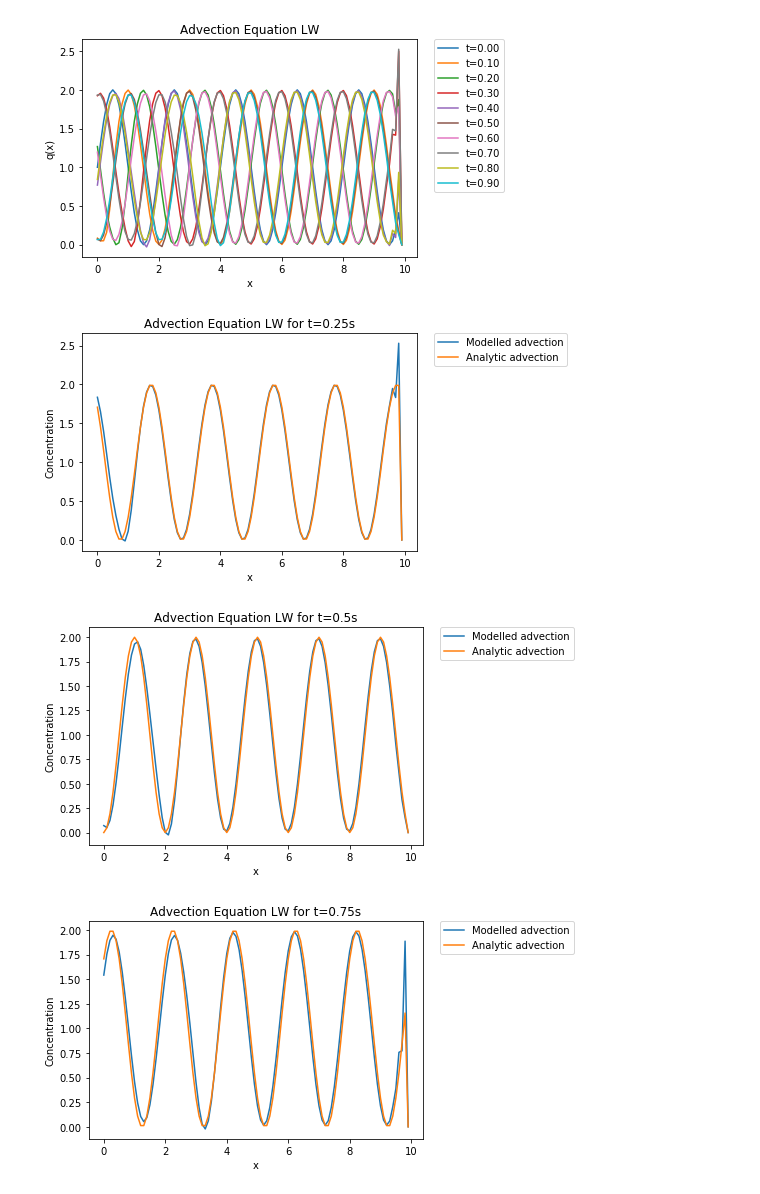
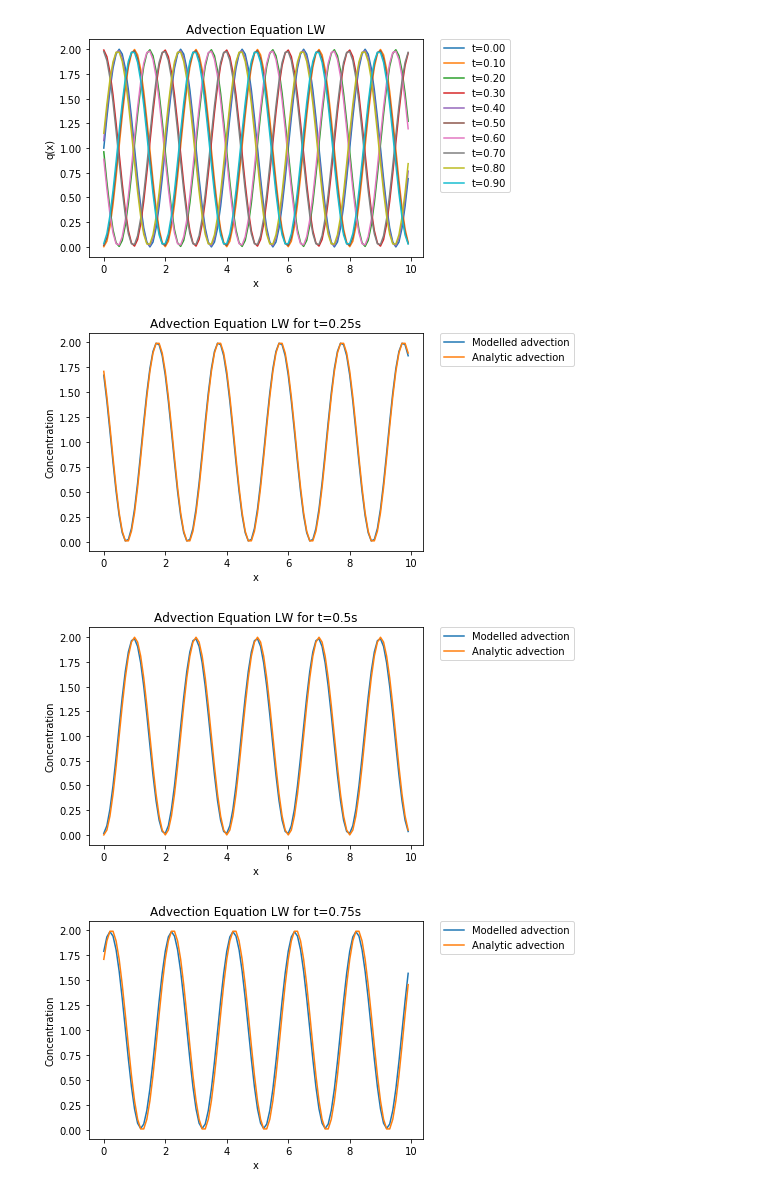
Before and after one commit to CathieWells/Numerics_Assignment_CAW, a Jupyter notebook: Advection_version3.ipynb, the cells around one changed output. Cells and saved outputs as stored; diff of their text form; code cells hidden in the pictures.

```diff
--- a/Advection_version3.ipynb
+++ b/Advection_version3.ipynb
@@ -136,12 +138,13 @@ def drwLW(n,m,diffx,difft,windspeed,in_cond):
 #Set up array of zeros to fill.
     q=np.zeros((m,n))
 #Place the initial conditions in the top row of the array.
-    for i in range (0,n-1):
+    for i in range (0,n):
         q[0][i]=initial_array[i]
 #Generate data based on LW scheme, wrapping data round at the ends of the rows.
-    for h in range (1,m-1):
+    for h in range (1,m):
+        q[h][0]=q[h-1][0]-c/2*(q[h-1][1]-q[h-1][n-1])+c**2/2*(q[h-1][1]-2*q[h-1][0]+q[h-1][n-1])
+        q[h][n-1]=q[h-1][n-1]-c/2*(q[h-1][0]-q[h-1][n-2])+c**2/2*(q[h-1][0]-2*q[h-1][n-1]+q[h-1][n-2])
         for j in range (1,n-1):
-            q[h][0]=q[h-1][j]-c/2*(q[h-1][j+1]-q[h-1][n-1])+c**2/2*(q[h-1][j+1]-2*q[h-1][j]+q[h-1][n-1])
             q[h][j]=q[h-1][j]-c/2*(q[h-1][j+1]-q[h-1][j-1])+c**2/2*(q[h-1][j+1]-2*q[h-1][j]+q[h-1][j-1])
 
 #Plot model.
@@ -155,10 +158,10 @@ def drwLW(n,m,diffx,difft,windspeed,in_cond):
 
 #Generate matrix of analytical results.
     Q=np.zeros((m,n))
-    for i in range (0,n-1):
+    for i in range (0,n):
         Q[0][i]=initial_array[i]
-    for h in range(1,m-1):
-        for j in range(0,n-1):
+    for h in range(1,m):
+        for j in range(0,n):
             Q[h][j]=in_cond(diffx*j-windspeed*difft*h)
 #Plot graph to compare analytic and modelled results for quartile 1:
     Quartile_1=int(m/4)
@@ -182,36 +185,36 @@ def drwLW(n,m,diffx,difft,windspeed,in_cond):
     Quartile_3=int(3*m/4)
     plt.plot(x,q[Quartile_3],label="Modelled advection")
     plt.plot(x,Q[Quartile_3],label="Analytic advection")
     plt.legend(bbox_to_anchor=(1.05, 1), loc=2, borderaxespad=0.)
     plt.xlabel('x')
     plt.ylabel('Concentration')
     plt.title('Advection Equation LW for t='+str(Quartile_3*difft)+'s')
     plt.show()
 #Set up error arrays.
     E1=np.array([abs(q[Quartile_1]-Q[Quartile_1])])
     E2=np.array([abs(q[Quartile_2]-Q[Quartile_2])])
     E3=np.array([abs(q[Quartile_3]-Q[Quartile_3])])
 #Find L1 error norm using each node at these three times.
     L1_error_Q1=np.sum(E1*diffx)/np.sum(Q[Quartile_1]*diffx)
     L1_error_Q2=np.sum(E2*diffx)/np.sum(Q[Quartile_2]*diffx)
     L1_error_Q3=np.sum(E3*diffx)/np.sum(Q[Quartile_3]*diffx)
     L1_error=[(L1_error_Q1).round(3),(L1_error_Q2).round(3),(L1_error_Q3).round(3)]
 #Find root mean square error at each node at these three times.
     L2_error_Q1=(np.sqrt(np.sum(E1**2*diffx)))/(np.sqrt(np.sum(Q[Quartile_1]**2*diffx)))
     L2_error_Q2=(np.sqrt(np.sum(E2**2*diffx)))/(np.sqrt(np.sum(Q[Quartile_2]**2*diffx)))
     L2_error_Q3=(np.sqrt(np.sum(E3**2*diffx)))/(np.sqrt(np.sum(Q[Quartile_3]**2*diffx)))
     L2_error=[(L2_error_Q1),(L2_error_Q2),(L2_error_Q3)]
 #Output these as a table.
     time=[Quartile_1*difft,Quartile_2*difft,Quartile_3*difft]
     table=zip(time,L1_error,L2_error)
     print(tabulate(table, headers=["Time", "L1 error", "L2 error"],floatfmt=".3f",tablefmt='orgtbl'))
     return
 drwLW(100,100,0.1,0.01,5,lambda x:(sin(np.pi*x)+1))
 drwLW(100,100,0.1,0.01,5,lambda x: np.heaviside(-(x-3),1)-np.heaviside(-(x-2),1))
 # %% [output]
-[figure, old version]
+[figure, new version]
-[figure, old version]
+[figure, new version]
-[figure, old version]
+[figure, new version]
-[figure, old version]
+[figure, new version]
 |   Time |   L1 error |   L2 error |
 |--------+------------+------------|
```
Also changed, not shown: parts of 4 cells of this notebook.
